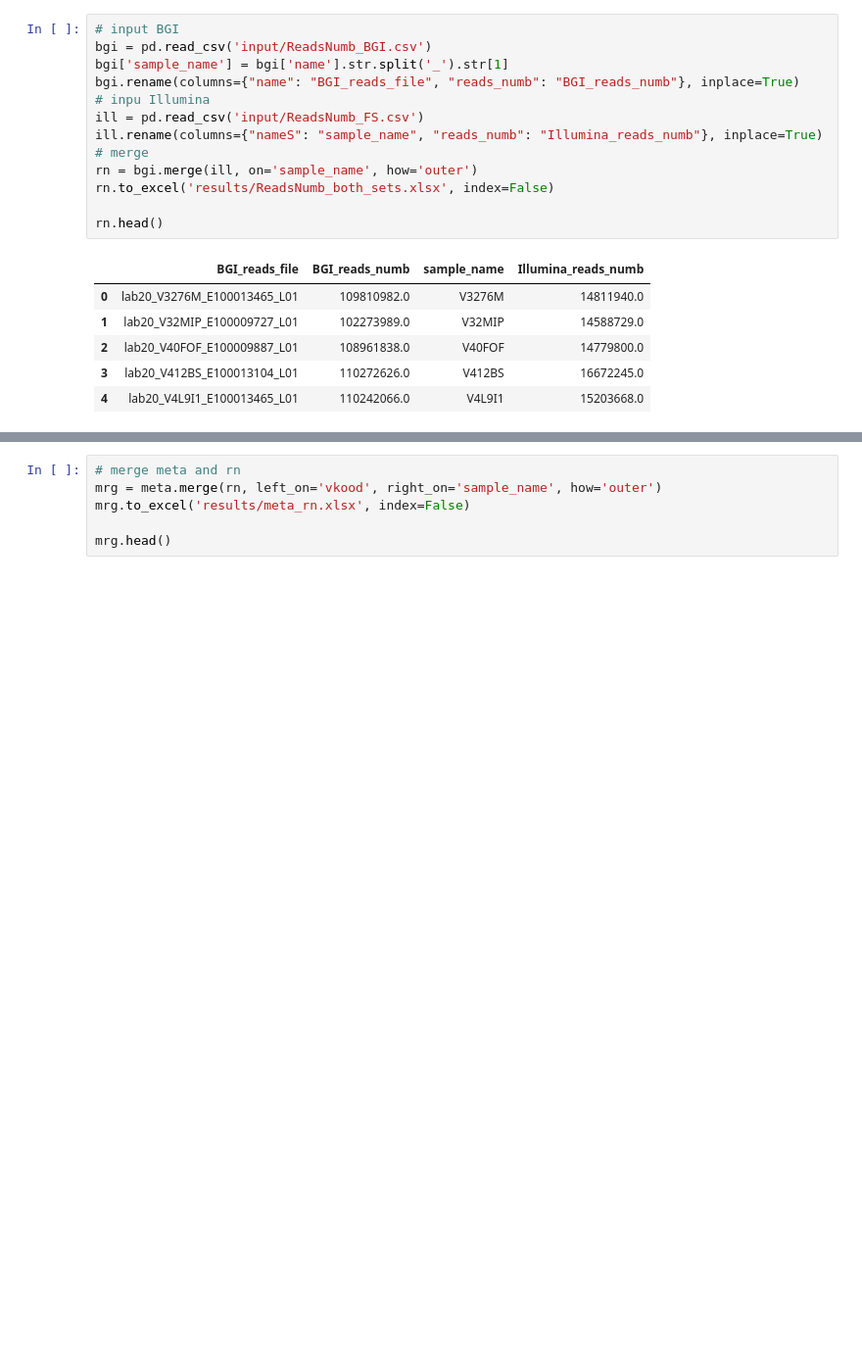
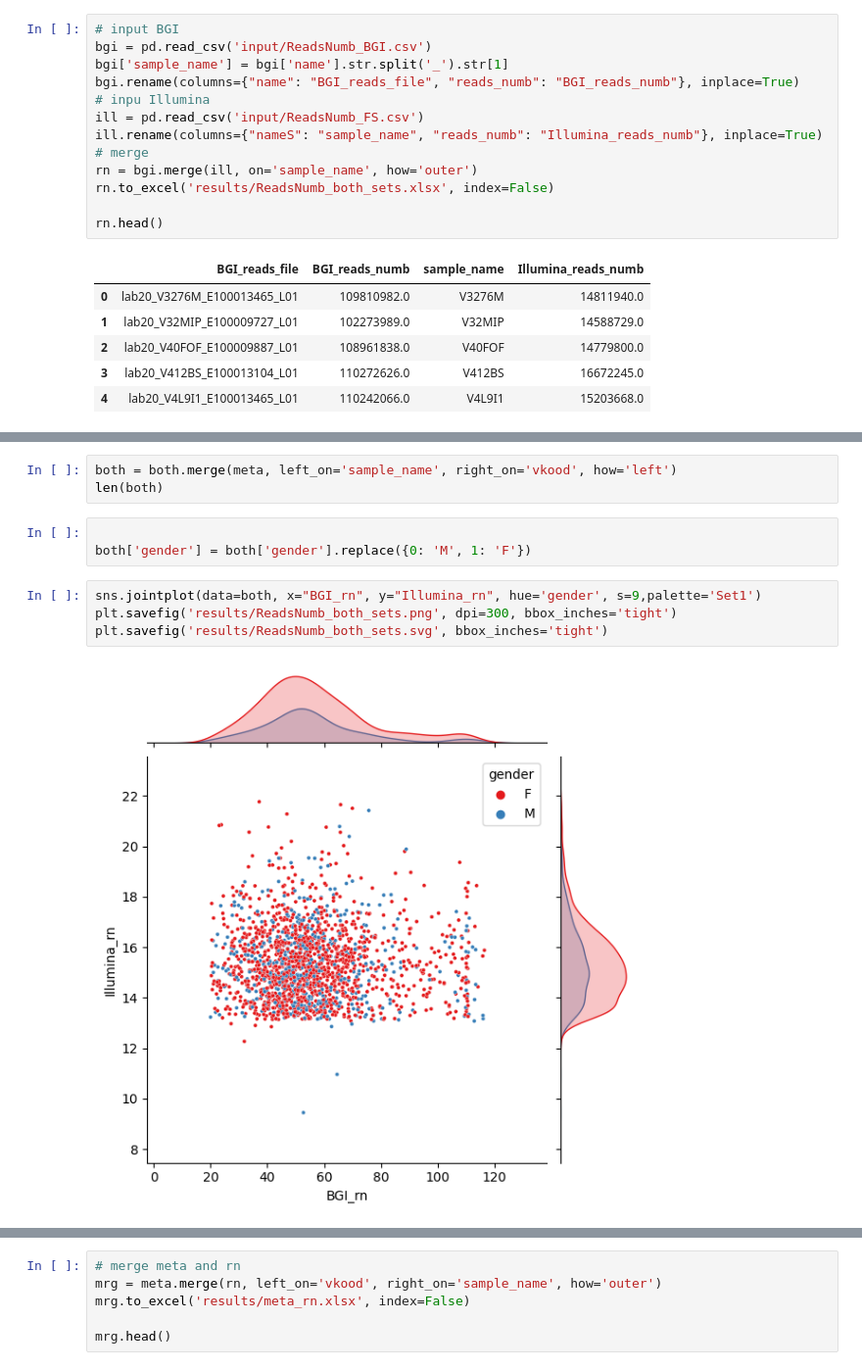
Before and after one commit to Chartiza/2023_TwoSamples_Sets, a Jupyter notebook: Two_sets.ipynb, the cells around one changed output, grey strips where cells are left out. Shown at 98% size. Cells and saved outputs as stored; diff of their text form; blank space fills up the shorter version.

```diff
--- a/Two_sets.ipynb
+++ b/Two_sets.ipynb
@@ -38,0 +95,12 @@ plt.savefig('results/ReadsNumb_both_sets.png', dpi=300)
+# %%
+both = both.merge(meta, left_on='sample_name', right_on='vkood', how='left')
+len(both)
+# %%
+
+both['gender'] = both['gender'].replace({0: 'M', 1: 'F'})
+# %%
+sns.jointplot(data=both, x="BGI_rn", y="Illumina_rn", hue='gender', s=9,palette='Set1')
+plt.savefig('results/ReadsNumb_both_sets.png', dpi=300, bbox_inches='tight')
+plt.savefig('results/ReadsNumb_both_sets.svg', bbox_inches='tight')
+# %% [output]
+[figure, added]
```
Also changed, not shown: parts of 22 cells of this notebook, 11 other files.
